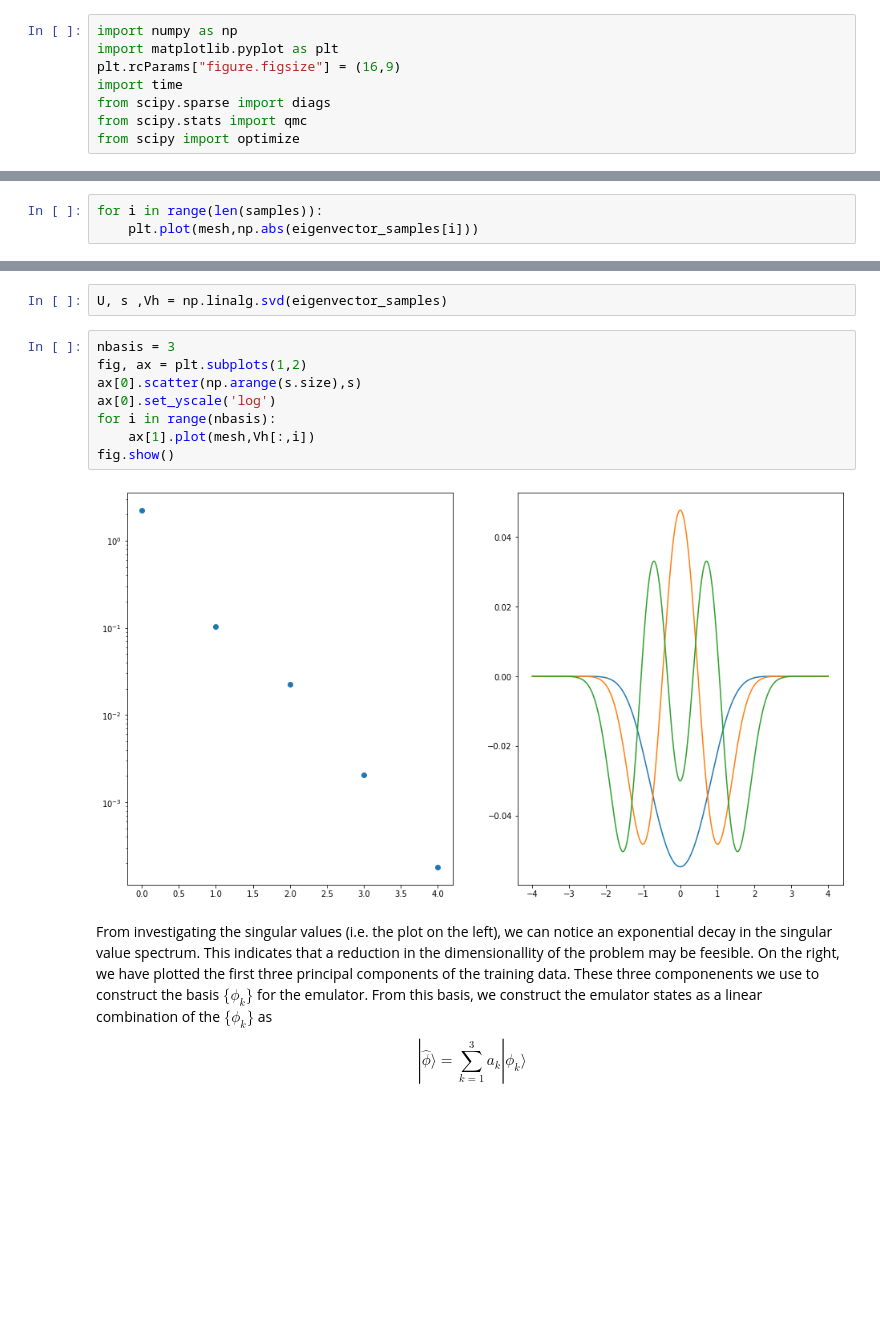
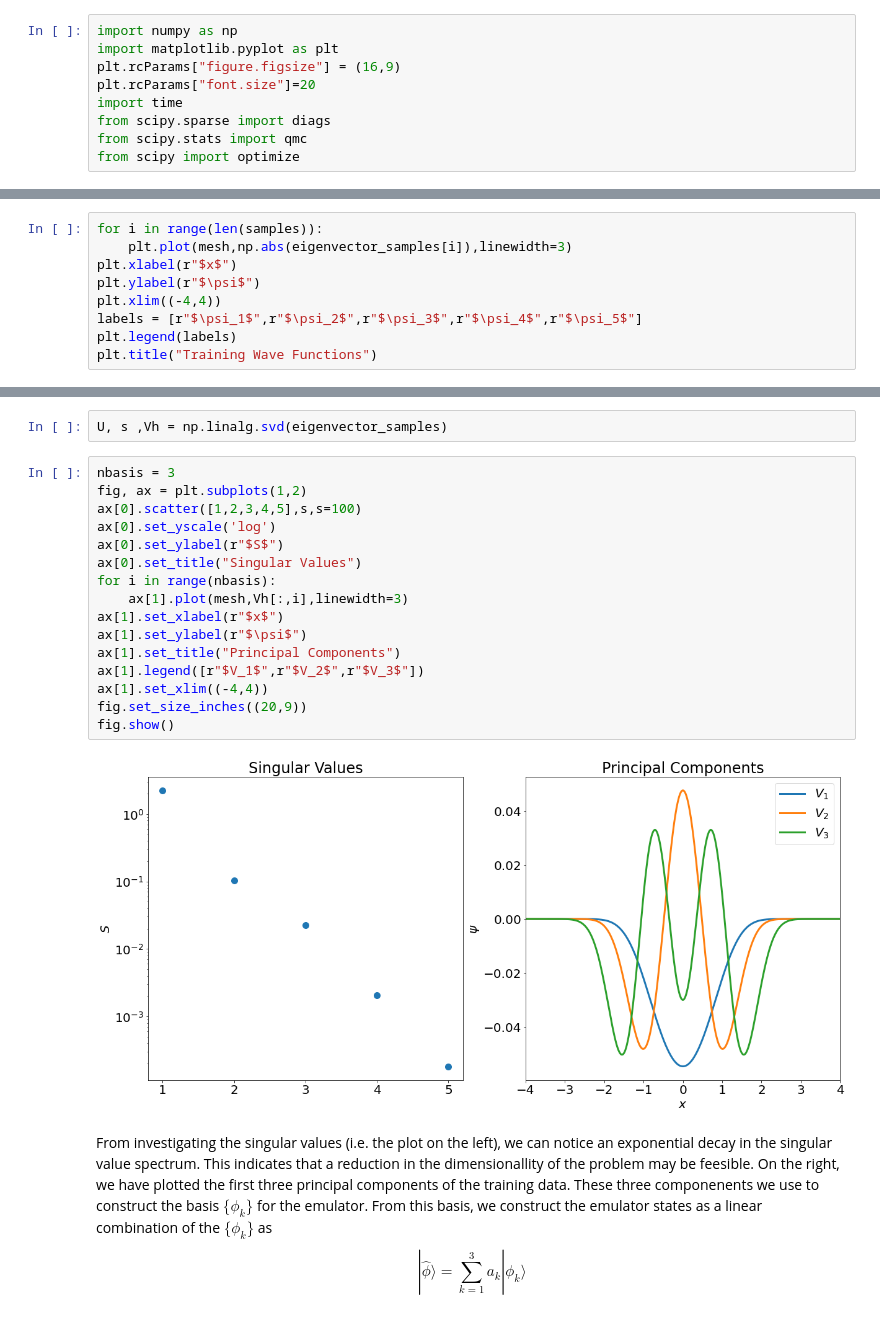
Before and after one commit to sudhanvalalit/FRIBSummerProject2023, a Jupyter notebook: RBM_methods.ipynb, the cells around one changed output, grey strips where cells are left out. Cells and saved outputs as stored; diff of their text form; blank space fills up the shorter version.

```diff
--- a/RBM_methods.ipynb
+++ b/RBM_methods.ipynb
@@ -14,6 +14,7 @@ To begin, we start with importing the standard requisite packages.
 import numpy as np
 import matplotlib.pyplot as plt
 plt.rcParams["figure.figsize"] = (16,9)
+plt.rcParams["font.size"]=20
 import time
 from scipy.sparse import diags
 from scipy.stats import qmc
@@ -70,6 +75,3 @@ sample_scaled = qmc.scale(samples, l_bounds, u_bounds)
 exact_samples       = [exact_solution(sample,mesh,dx) for sample in sample_scaled]
 eigenvalue_samples  = [exact_samples[i][0] for i in range(len(samples))]
 eigenvector_samples = np.array([exact_samples[i][1] for i in range(len(samples))])
-# %%
-for i in range(len(samples)):
-    plt.plot(mesh,np.abs(eigenvector_samples[i]))
@@ -77,0 +78,9 @@ for i in range(len(samples)):
+# %%
+for i in range(len(samples)):
+    plt.plot(mesh,np.abs(eigenvector_samples[i]),linewidth=3)
+plt.xlabel(r"$x$")
+plt.ylabel(r"$\psi$")
+plt.xlim((-4,4))
+labels = [r"$\psi_1$",r"$\psi_2$",r"$\psi_3$",r"$\psi_4$",r"$\psi_5$"]
+plt.legend(labels)
+plt.title("Training Wave Functions")
@@ -84,13 +96,21 @@ U, s ,Vh = np.linalg.svd(eigenvector_samples)
 # %%
 nbasis = 3
 fig, ax = plt.subplots(1,2)
-ax[0].scatter(np.arange(s.size),s)
+ax[0].scatter([1,2,3,4,5],s,s=100)
 ax[0].set_yscale('log')
+ax[0].set_ylabel(r"$S$")
+ax[0].set_title("Singular Values")
 for i in range(nbasis):
-    ax[1].plot(mesh,Vh[:,i])
+    ax[1].plot(mesh,Vh[:,i],linewidth=3)
+ax[1].set_xlabel(r"$x$")
+ax[1].set_ylabel(r"$\psi$")
+ax[1].set_title("Principal Components")
+ax[1].legend([r"$V_1$",r"$V_2$",r"$V_3$"])
+ax[1].set_xlim((-4,4))
+fig.set_size_inches((20,9))
 fig.show()
 # %% [output]
-[figure, old version]
+[figure, new version]
 # %% [markdown]
 From investigating the singular values (i.e. the plot on the left), we can notice an exponential decay in the singular value spectrum. This indicates that a reduction in the dimensionallity of the problem may be feesible. On the right, we have plotted the first three principal components of the training data. These three componenents we use to construct the basis $\{\phi_k\}$ for the emulator. From this basis, we construct the emulator states as a linear combination of the $\{\phi_k\}$ as
 \begin{equation}
```
Also changed, not shown: parts of 5 cells of this notebook.
